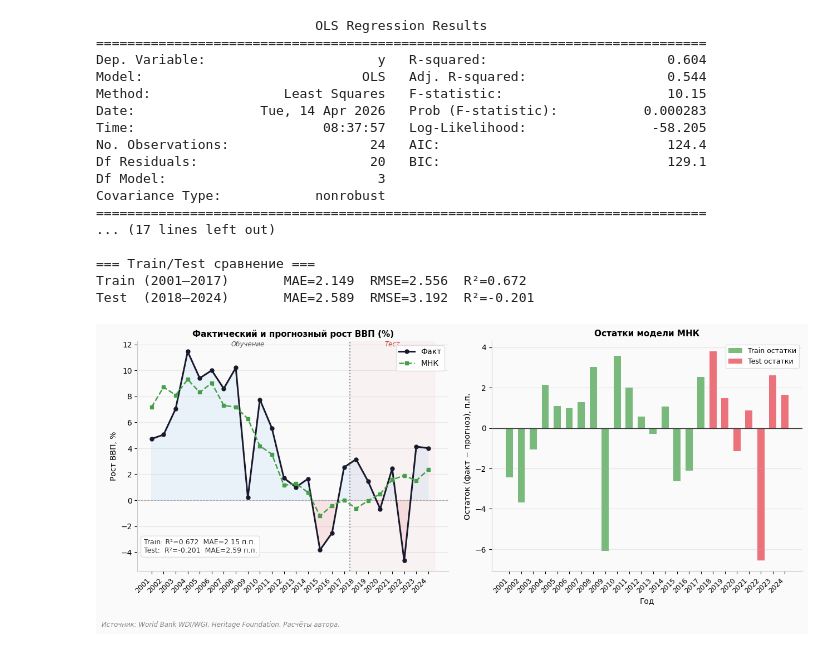
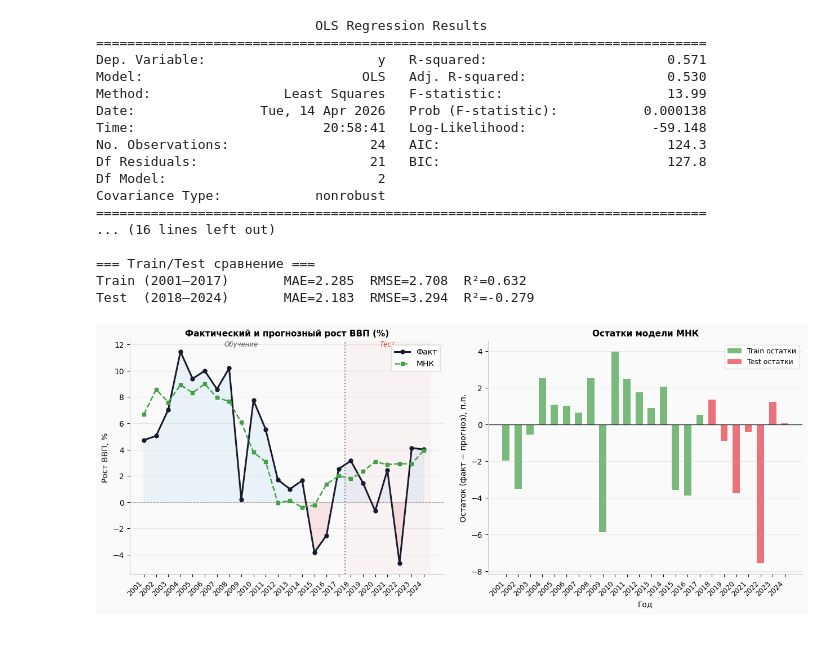
Before and after one commit to bienzapila/coursework, a Jupyter notebook: LR/lr.ipynb, the cells around one changed output. Cells and saved outputs as stored; diff of their text form; code cells hidden in the pictures.

```diff
--- a/LR/lr.ipynb
+++ b/LR/lr.ipynb
@@ -27,7 +27,7 @@ for c in df_ml.columns[1:]:
     df_ml[c] = pd.to_numeric(df_ml[c], errors='coerce')
 
 # ── 3 переменных отобранных на EDA ──
-cols = ['gov_exp', 'wgi', 'tax_rev']
+cols = ['gov_exp','tax_rev']
 
 data  = df_ml[['year','gdp_growth'] + cols].dropna().reset_index(drop=True)
 y     = data['gdp_growth'].values.astype(float)
@@ -100,54 +100,47 @@ ax.set_xticks(yrs)
 ax.set_xticklabels(yrs.astype(int), rotation=45, ha='right', fontsize=9)
 ax.spines['left'].set_color('#ccc'); ax.spines['bottom'].set_color('#ccc')
 ax.grid(axis='y', alpha=0.25)
-ax.text(0.02, 0.08,
-        f"Train: R²={tr_m[2]:.3f}  MAE={tr_m[0]:.2f} п.п.\n"
-        f"Test:  R²={te_m[2]:.3f}  MAE={te_m[0]:.2f} п.п.",
-        transform=ax.transAxes, fontsize=9, color='#333',
-        bbox=dict(boxstyle='round,pad=0.4', facecolor='white',
-                  edgecolor='#ddd', alpha=0.9))
+
 
 # Правый: остатки (residuals)
 resid = y - p_all
 ax2 = axes[1]
 ax2.set_facecolor('#fafafa')
 ax2.bar(yrs[:split], resid[:split], color='#43A047', alpha=0.7,
         label='Train остатки', width=0.6)
 ax2.bar(yrs[split:], resid[split:], color='#e63946', alpha=0.7,
         label='Test остатки',  width=0.6)
 ax2.axhline(0, color='#333', lw=1.0)
 ax2.set_title('Остатки модели МНК', fontsize=11, fontweight='bold')
 ax2.set_ylabel('Остаток (факт − прогноз), п.п.', fontsize=10)
 ax2.set_xlabel('Год', fontsize=10)
 ax2.legend(fontsize=9, framealpha=0.9, edgecolor='#ddd')
 ax2.set_xticks(yrs)
 ax2.set_xticklabels(yrs.astype(int), rotation=45, ha='right', fontsize=9)
 ax2.spines['left'].set_color('#ccc'); ax2.spines['bottom'].set_color('#ccc')
 ax2.grid(axis='y', alpha=0.25)
 
-fig.text(0.01, -0.02,
-         'Источник: World Bank WDI/WGI, Heritage Foundation. Расчёты автора.',
-         fontsize=8.5, color='#888', style='italic')
+
 
 plt.tight_layout(pad=2.0)
 plt.savefig('ols_results.png', dpi=300, bbox_inches='tight', facecolor='#fafafa')
 plt.show()
 # %% [output]
                             OLS Regression Results
 ==============================================================================
-Dep. Variable:                      y   R-squared:                       0.604
-Model:                            OLS   Adj. R-squared:                  0.544
-Method:                 Least Squares   F-statistic:                     10.15
-Date:                Tue, 14 Apr 2026   Prob (F-statistic):           0.000283
-Time:                        08:37:57   Log-Likelihood:                -58.205
-No. Observations:                  24   AIC:                             124.4
-Df Residuals:                      20   BIC:                             129.1
-Df Model:                           3
+Dep. Variable:                      y   R-squared:                       0.571
+Model:                            OLS   Adj. R-squared:                  0.530
+Method:                 Least Squares   F-statistic:                     13.99
+Date:                Tue, 14 Apr 2026   Prob (F-statistic):           0.000138
+Time:                        20:58:41   Log-Likelihood:                -59.148
+No. Observations:                  24   AIC:                             124.3
+Df Residuals:                      21   BIC:                             127.8
+Df Model:                           2
 Covariance Type:            nonrobust
 ==============================================================================
-... (17 lines left out)
+... (16 lines left out)
 
 === Train/Test сравнение ===
-Train (2001–2017)       MAE=2.149  RMSE=2.556  R²=0.672
-Test  (2018–2024)       MAE=2.589  RMSE=3.192  R²=-0.201
+Train (2001–2017)       MAE=2.285  RMSE=2.708  R²=0.632
+Test  (2018–2024)       MAE=2.183  RMSE=3.294  R²=-0.279
-[figure, old version]
+[figure, new version]
```
Also changed, not shown: parts of 2 cells of this notebook, 1 other file.
